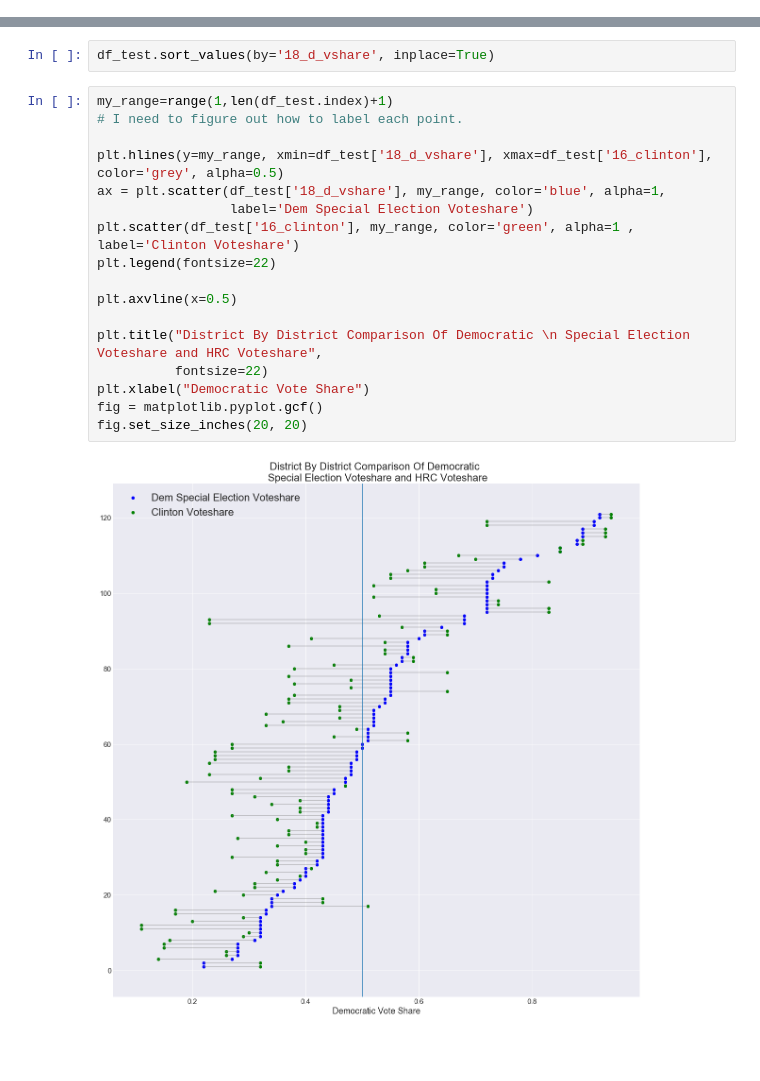
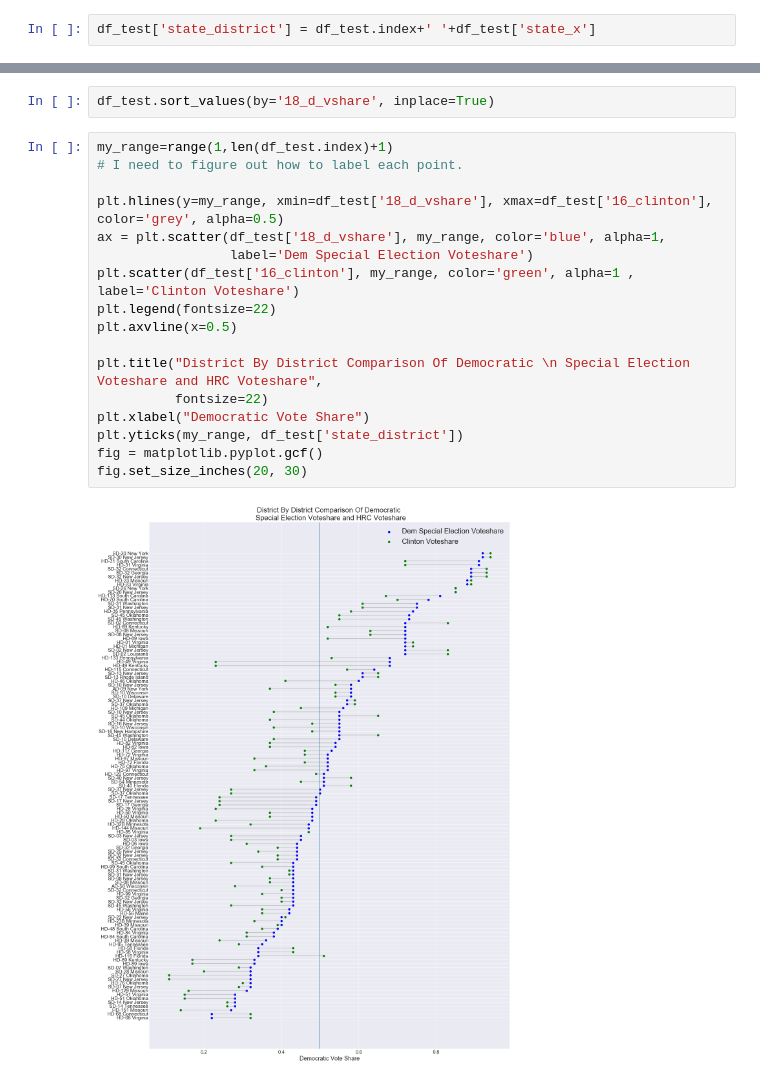
Before and after one commit to itlyons/Side_Projects, a Jupyter notebook: special_elections/dailykos_data.ipynb, the cells around one changed output, grey strips where cells are left out. Cells and saved outputs as stored; diff of their text form; blank space fills up the shorter version.

Commit message:
Labelled lollipop graph

```diff
--- a/special_elections/dailykos_data.ipynb
+++ b/special_elections/dailykos_data.ipynb
@@ -230,6 +230,8 @@ Index(['date_x', 'state_x', 'median_inc', '%_bach_degree', 'clinton_over_BO',
        '16_margin', '16_marg_diff', '12_obama', '12_romney', '12_margin',
        '12_marg_diff'],
       dtype='object')
+# %%
+df_test['state_district'] = df_test.index+' '+df_test['state_x']
 # %%
 df_test.head()
 # %% [output]
@@ -246,19 +248,19 @@ df_test.sort_values(by='18_d_vshare', inplace=True)
 # %%
 my_range=range(1,len(df_test.index)+1)
 # I need to figure out how to label each point.
 
 plt.hlines(y=my_range, xmin=df_test['18_d_vshare'], xmax=df_test['16_clinton'], color='grey', alpha=0.5)
 ax = plt.scatter(df_test['18_d_vshare'], my_range, color='blue', alpha=1,
                  label='Dem Special Election Voteshare')
 plt.scatter(df_test['16_clinton'], my_range, color='green', alpha=1 , label='Clinton Voteshare')
 plt.legend(fontsize=22)
-
 plt.axvline(x=0.5)
 
 plt.title("District By District Comparison Of Democratic \n Special Election Voteshare and HRC Voteshare",
           fontsize=22)
 plt.xlabel("Democratic Vote Share")
+plt.yticks(my_range, df_test['state_district'])
 fig = matplotlib.pyplot.gcf()
-fig.set_size_inches(20, 20)
+fig.set_size_inches(20, 30)
 # %% [output]
-[figure, old version]
+[figure, new version]
```
Also changed, not shown: parts of 2 cells of this notebook.
